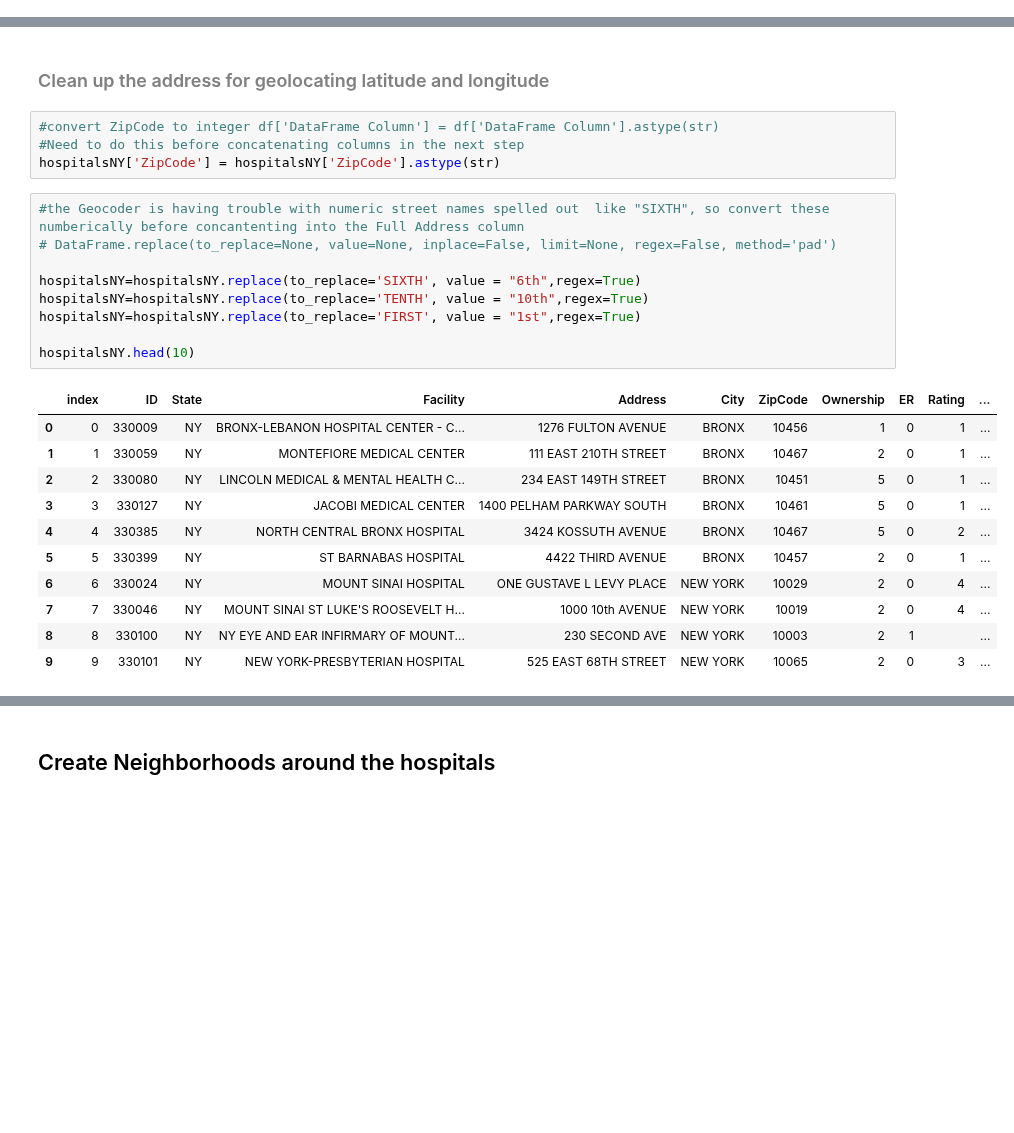
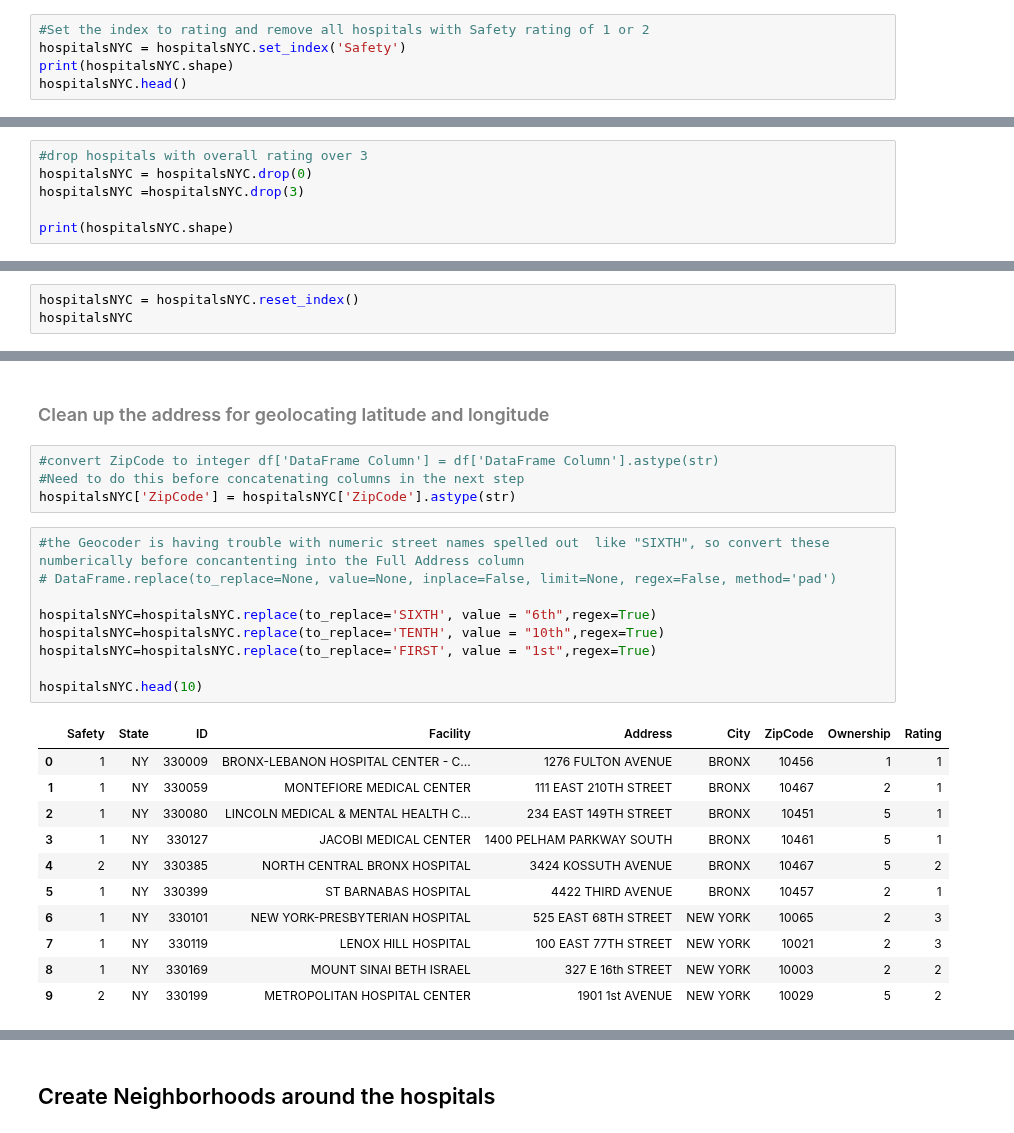
Before and after one commit to turtlek/CourseraCapstone, a Jupyter notebook: Hospital Neighborhoods.ipynb, the cells around one changed output, grey strips where cells are left out. Cells and saved outputs as stored; diff of their text form; blank space fills up the shorter version.

```diff
--- a/Hospital Neighborhoods.ipynb
+++ b/Hospital Neighborhoods.ipynb
@@ -366,0 +427,5 @@ Name: Rating, dtype: int64
+# %%
+#Set the index to rating and remove all hospitals with Safety rating of 1 or 2
+hospitalsNYC = hospitalsNYC.set_index('Safety')
+print(hospitalsNYC.shape)
+hospitalsNYC.head()
@@ -366,0 +443,6 @@ Name: Rating, dtype: int64
+# %%
+#drop hospitals with overall rating over 3
+hospitalsNYC = hospitalsNYC.drop(0)
+hospitalsNYC =hospitalsNYC.drop(3)
+
+print(hospitalsNYC.shape)
@@ -366,0 +453,3 @@ Name: Rating, dtype: int64
+# %%
+hospitalsNYC = hospitalsNYC.reset_index()
+hospitalsNYC
@@ -369,27 +476,27 @@ Name: Rating, dtype: int64
 # %%
 #convert ZipCode to integer df['DataFrame Column'] = df['DataFrame Column'].astype(str)
 #Need to do this before concatenating columns in the next step
-hospitalsNY['ZipCode'] = hospitalsNY['ZipCode'].astype(str)
+hospitalsNYC['ZipCode'] = hospitalsNYC['ZipCode'].astype(str)
 # %%
 #the Geocoder is having trouble with numeric street names spelled out  like "SIXTH", so convert these numberically before concantenting into the Full Address column
 # DataFrame.replace(to_replace=None, value=None, inplace=False, limit=None, regex=False, method='pad')
 
-hospitalsNY=hospitalsNY.replace(to_replace='SIXTH', value = "6th",regex=True)
-hospitalsNY=hospitalsNY.replace(to_replace='TENTH', value = "10th",regex=True)
-hospitalsNY=hospitalsNY.replace(to_replace='FIRST', value = "1st",regex=True)
+hospitalsNYC=hospitalsNYC.replace(to_replace='SIXTH', value = "6th",regex=True)
+hospitalsNYC=hospitalsNYC.replace(to_replace='TENTH', value = "10th",regex=True)
+hospitalsNYC=hospitalsNYC.replace(to_replace='FIRST', value = "1st",regex=True)
 
-hospitalsNY.head(10)
+hospitalsNYC.head(10)
 # %% [output]
-|  | index | ID | State | Facility | Address | City | ZipCode | Ownership | ER | Rating | ... |
-| 0 | 0 | 330009 | NY | BRONX-LEBANON HOSPITAL CENTER - C... | 1276 FULTON AVENUE | BRONX | 10456 | 1 | 0 | 1 | ... |
-| 1 | 1 | 330059 | NY | MONTEFIORE MEDICAL CENTER | 111 EAST 210TH STREET | BRONX | 10467 | 2 | 0 | 1 | ... |
-| 2 | 2 | 330080 | NY | LINCOLN MEDICAL & MENTAL HEALTH C... | 234 EAST 149TH STREET | BRONX | 10451 | 5 | 0 | 1 | ... |
-| 3 | 3 | 330127 | NY | JACOBI MEDICAL CENTER | 1400 PELHAM PARKWAY SOUTH | BRONX | 10461 | 5 | 0 | 1 | ... |
-| 4 | 4 | 330385 | NY | NORTH CENTRAL BRONX HOSPITAL | 3424 KOSSUTH AVENUE | BRONX | 10467 | 5 | 0 | 2 | ... |
-| 5 | 5 | 330399 | NY | ST BARNABAS HOSPITAL | 4422 THIRD AVENUE | BRONX | 10457 | 2 | 0 | 1 | ... |
-| 6 | 6 | 330024 | NY | MOUNT SINAI HOSPITAL | ONE GUSTAVE L LEVY PLACE | NEW YORK | 10029 | 2 | 0 | 4 | ... |
-| 7 | 7 | 330046 | NY | MOUNT SINAI ST LUKE'S ROOSEVELT H... | 1000 10th AVENUE | NEW YORK | 10019 | 2 | 0 | 4 | ... |
-| 8 | 8 | 330100 | NY | NY EYE AND EAR INFIRMARY OF MOUNT... | 230 SECOND AVE | NEW YORK | 10003 | 2 | 1 |  | ... |
-| 9 | 9 | 330101 | NY | NEW YORK-PRESBYTERIAN HOSPITAL | 525 EAST 68TH STREET | NEW YORK | 10065 | 2 | 0 | 3 | ... |
+|  | Safety | State | ID | Facility | Address | City | ZipCode | Ownership | Rating |
+| 0 | 1 | NY | 330009 | BRONX-LEBANON HOSPITAL CENTER - C... | 1276 FULTON AVENUE | BRONX | 10456 | 1 | 1 |
+| 1 | 1 | NY | 330059 | MONTEFIORE MEDICAL CENTER | 111 EAST 210TH STREET | BRONX | 10467 | 2 | 1 |
+| 2 | 1 | NY | 330080 | LINCOLN MEDICAL & MENTAL HEALTH C... | 234 EAST 149TH STREET | BRONX | 10451 | 5 | 1 |
+| 3 | 1 | NY | 330127 | JACOBI MEDICAL CENTER | 1400 PELHAM PARKWAY SOUTH | BRONX | 10461 | 5 | 1 |
+| 4 | 2 | NY | 330385 | NORTH CENTRAL BRONX HOSPITAL | 3424 KOSSUTH AVENUE | BRONX | 10467 | 5 | 2 |
+| 5 | 1 | NY | 330399 | ST BARNABAS HOSPITAL | 4422 THIRD AVENUE | BRONX | 10457 | 2 | 1 |
+| 6 | 1 | NY | 330101 | NEW YORK-PRESBYTERIAN HOSPITAL | 525 EAST 68TH STREET | NEW YORK | 10065 | 2 | 3 |
+| 7 | 1 | NY | 330119 | LENOX HILL HOSPITAL | 100 EAST 77TH STREET | NEW YORK | 10021 | 2 | 3 |
+| 8 | 1 | NY | 330169 | MOUNT SINAI BETH ISRAEL | 327 E 16th STREET | NEW YORK | 10003 | 2 | 2 |
+| 9 | 2 | NY | 330199 | METROPOLITAN HOSPITAL CENTER | 1901 1st AVENUE | NEW YORK | 10029 | 5 | 2 |
 # %%
 #Try this- Concatenate the Address,City, State and ZipCode
```
Also changed, not shown: parts of 84 cells of this notebook.
